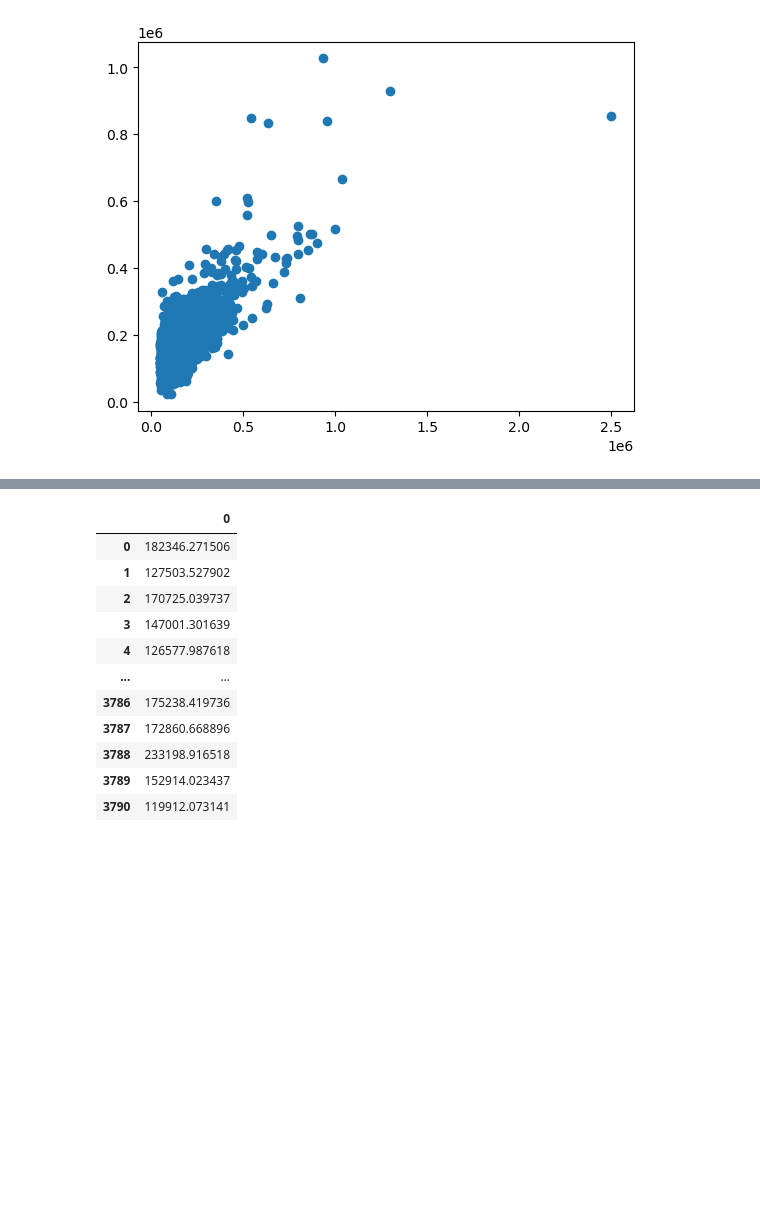
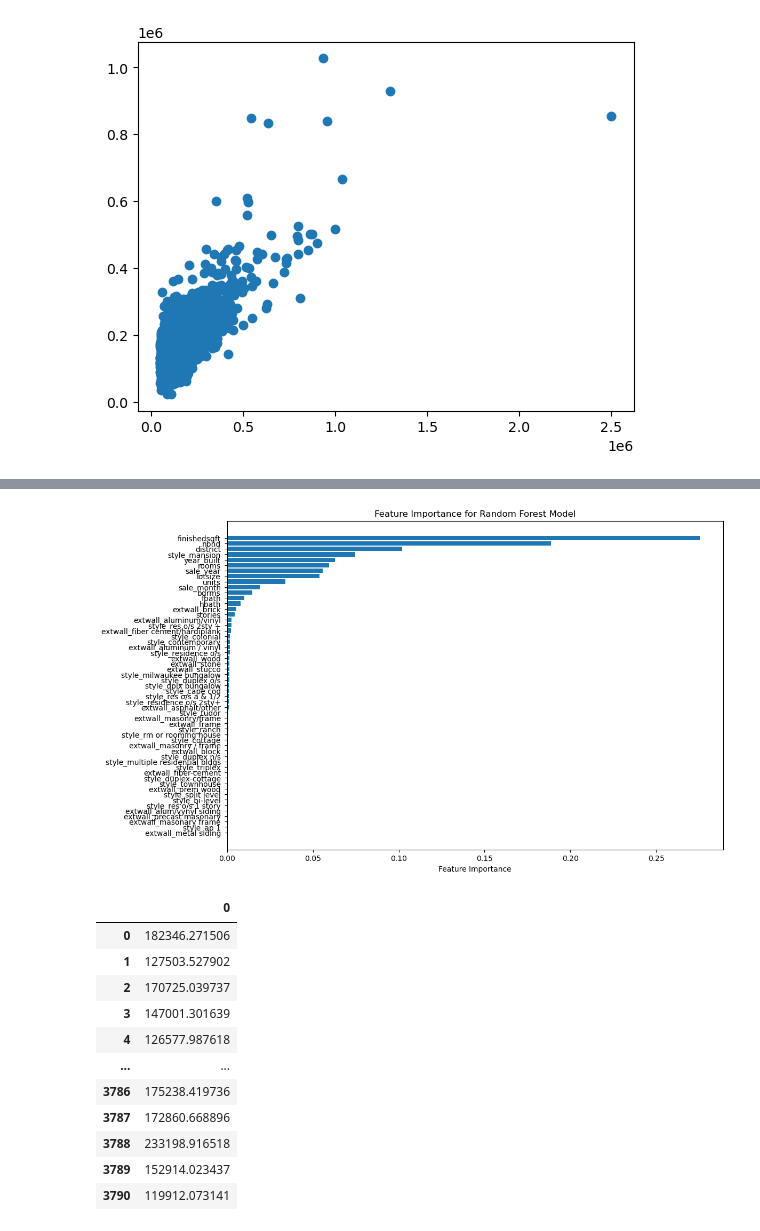
Before and after one commit to vivsarraf/Milwaukee-Property-Price-Predictor-Dashboard, a Jupyter notebook: Project4_PredictionModel.ipynb, the cells around one changed output, grey strips where cells are left out. Drawn from its saved outputs; the diff is of its cells as text; code cells hidden in the pictures; blank space fills up the shorter version.

```diff
--- a/Project4_PredictionModel.ipynb
+++ b/Project4_PredictionModel.ipynb
@@ -216,3 +299,24 @@ plt.scatter(y_test, y_pred)
+# %%
+# Random Forest Regressor Model
+rf_model = RandomForestRegressor()
+rf_model.fit(X_train, y_train)
+
+# Feature Importance for Random Forest
+feature_importances = pd.DataFrame(rf_model.feature_importances_, index=X.columns, columns=['importance']).sort_values('importance', ascending=False)
+
+# Plotting feature importances
+plt.figure(figsize=(12, 8))  # Increased figure size
+plt.barh(feature_importances.index, feature_importances['importance'])
+plt.xlabel('Feature Importance')
+plt.title('Feature Importance for Random Forest Model')
+
+# Adjust y-axis label spacing
+plt.gca().invert_yaxis()  # Highest importance at the top
+plt.gca().yaxis.set_tick_params(pad=5)  # Increase space between labels
+
+plt.show()
+# %% [output]
+[figure, added]
 # %%
 y_pred = pd.DataFrame(y_pred)
 y_pred
```
Also changed, not shown: parts of 8 cells of this notebook.
